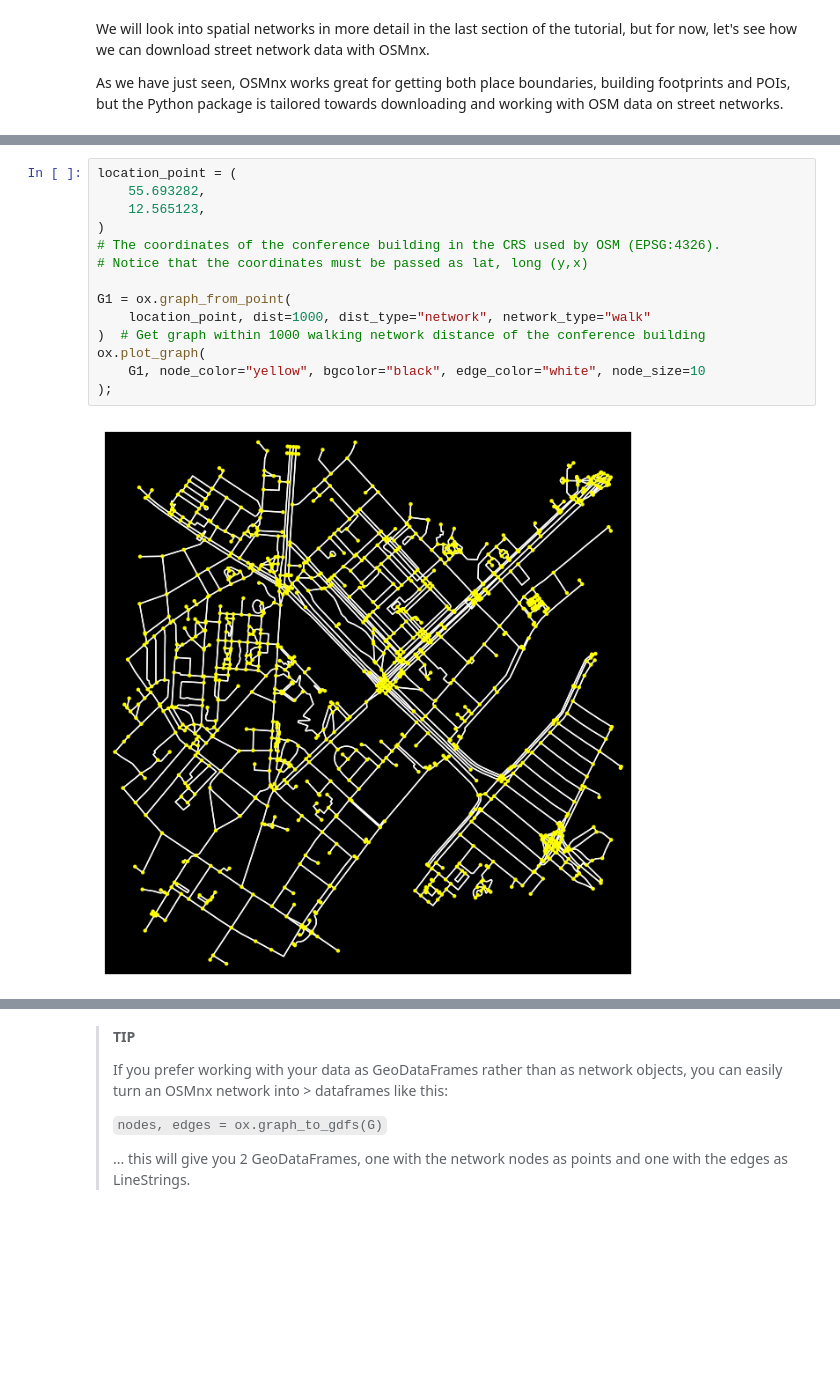
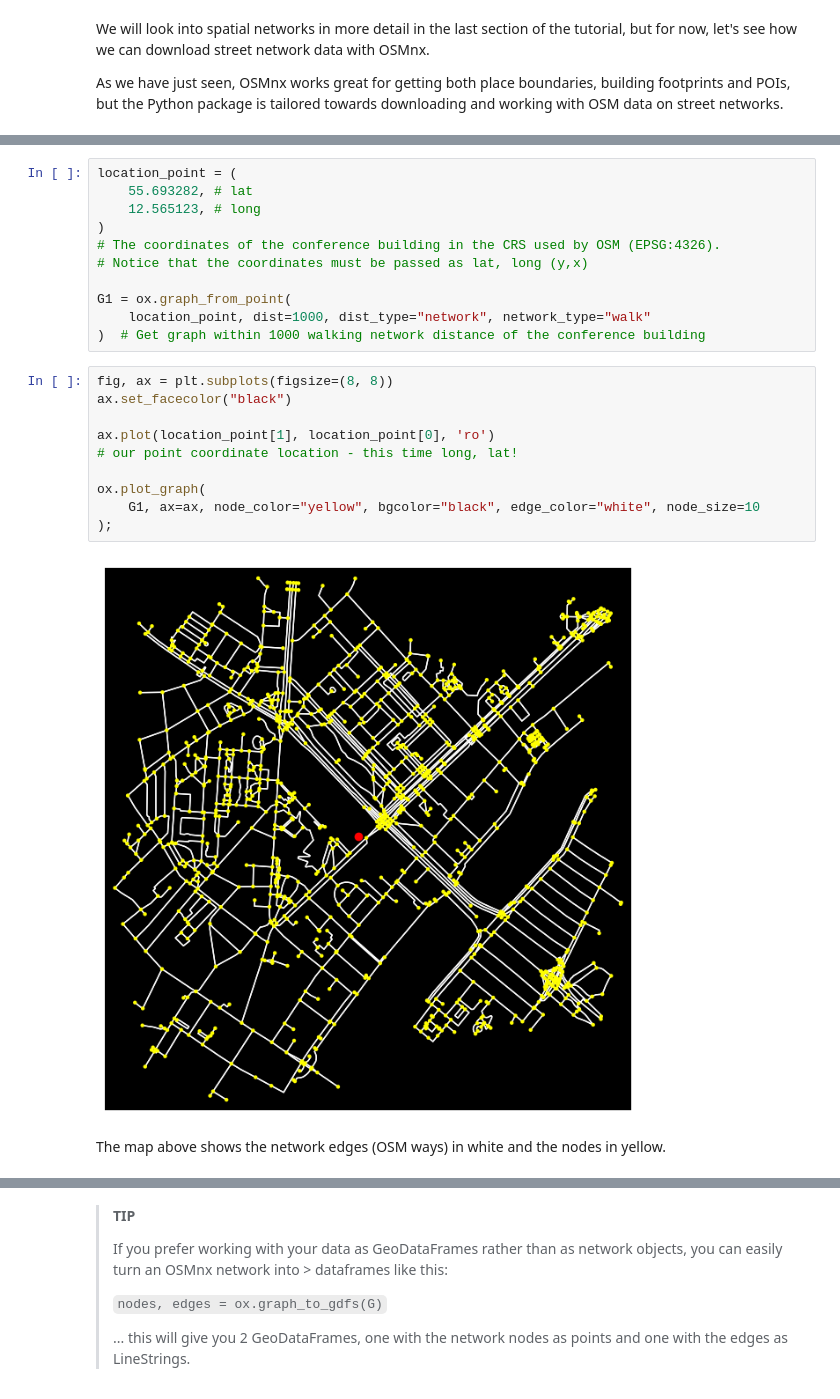
Before and after one commit to NERDSITU/gdstutorial, a Jupyter notebook: part3/part3openstreetmap.ipynb, the cells around one changed output, grey strips where cells are left out. Drawn from its saved outputs; the diff is of its cells as text; blank space fills up the shorter version.

```diff
--- a/part3/part3openstreetmap.ipynb
+++ b/part3/part3openstreetmap.ipynb
@@ -206,8 +227,8 @@ For example:
 * Set `network_type = walk` to only include the part of the street network where walking is allowed
 # %%
 location_point = (
-    55.693282,
-    12.565123,
+    55.693282, # lat
+    12.565123, # long
 )
 # The coordinates of the conference building in the CRS used by OSM (EPSG:4326).
 # Notice that the coordinates must be passed as lat, long (y,x)
@@ -215,9 +236,18 @@ location_point = (
 G1 = ox.graph_from_point(
     location_point, dist=1000, dist_type="network", network_type="walk"
 )  # Get graph within 1000 walking network distance of the conference building
-ox.plot_graph(
-    G1, node_color="yellow", bgcolor="black", edge_color="white", node_size=10
-);
-# %% [output]
-[figure, removed]
+# %%
+fig, ax = plt.subplots(figsize=(8, 8))
+ax.set_facecolor("black")
+
+ax.plot(location_point[1], location_point[0], 'ro')
+# our point coordinate location - this time long, lat!
+
+ox.plot_graph(
+    G1, ax=ax, node_color="yellow", bgcolor="black", edge_color="white", node_size=10
+);
+# %% [output]
+[figure, added]
+# %% [markdown]
+The map above shows the network edges (OSM ways) in white and the nodes in yellow.
 # %% [markdown]
```
Also changed, not shown: parts of 28 cells of this notebook, 2 other files.
